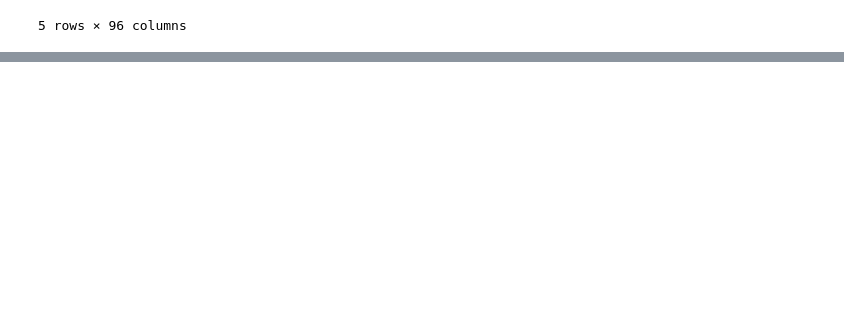
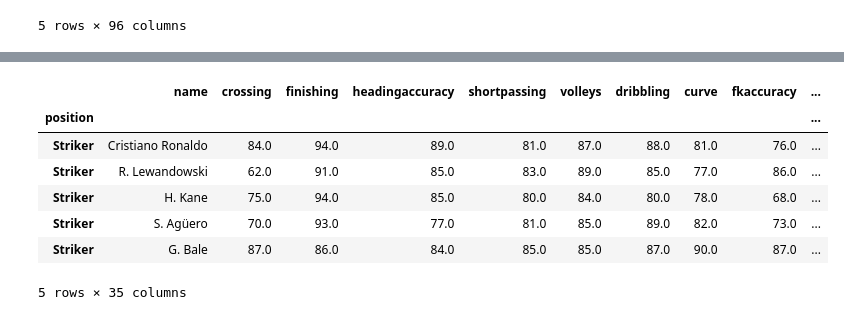
Before and after one commit to fifa-19-player-stats/data, a Jupyter notebook: code/PositionStats.ipynb, the cells around one changed output, grey strips where cells are left out. Saved outputs shown, nothing was run; the diff lists cells and outputs as text; code cells hidden in the pictures; blank space fills up the shorter version.

```diff
--- a/code/PositionStats.ipynb
+++ b/code/PositionStats.ipynb
@@ -97,0 +140,12 @@ position_stats.head()
+# %%
+striker = skills_stats.loc['Striker']
+striker.head()
+# %% [output]
+|  | name | crossing | finishing | headingaccuracy | shortpassing | volleys | dribbling | curve | fkaccuracy | ... |
+| position |  |  |  |  |  |  |  |  |  | ... |
+| Striker | Cristiano Ronaldo | 84.0 | 94.0 | 89.0 | 81.0 | 87.0 | 88.0 | 81.0 | 76.0 | ... |
+| Striker | R. Lewandowski | 62.0 | 91.0 | 85.0 | 83.0 | 89.0 | 85.0 | 77.0 | 86.0 | ... |
+| Striker | H. Kane | 75.0 | 94.0 | 85.0 | 80.0 | 84.0 | 80.0 | 78.0 | 68.0 | ... |
+| Striker | S. Agüero | 70.0 | 93.0 | 77.0 | 81.0 | 85.0 | 89.0 | 82.0 | 73.0 | ... |
+| Striker | G. Bale | 87.0 | 86.0 | 84.0 | 85.0 | 85.0 | 87.0 | 90.0 | 87.0 | ... |
+5 rows × 35 columns
```
Also changed, not shown: parts of 28 cells of this notebook.
